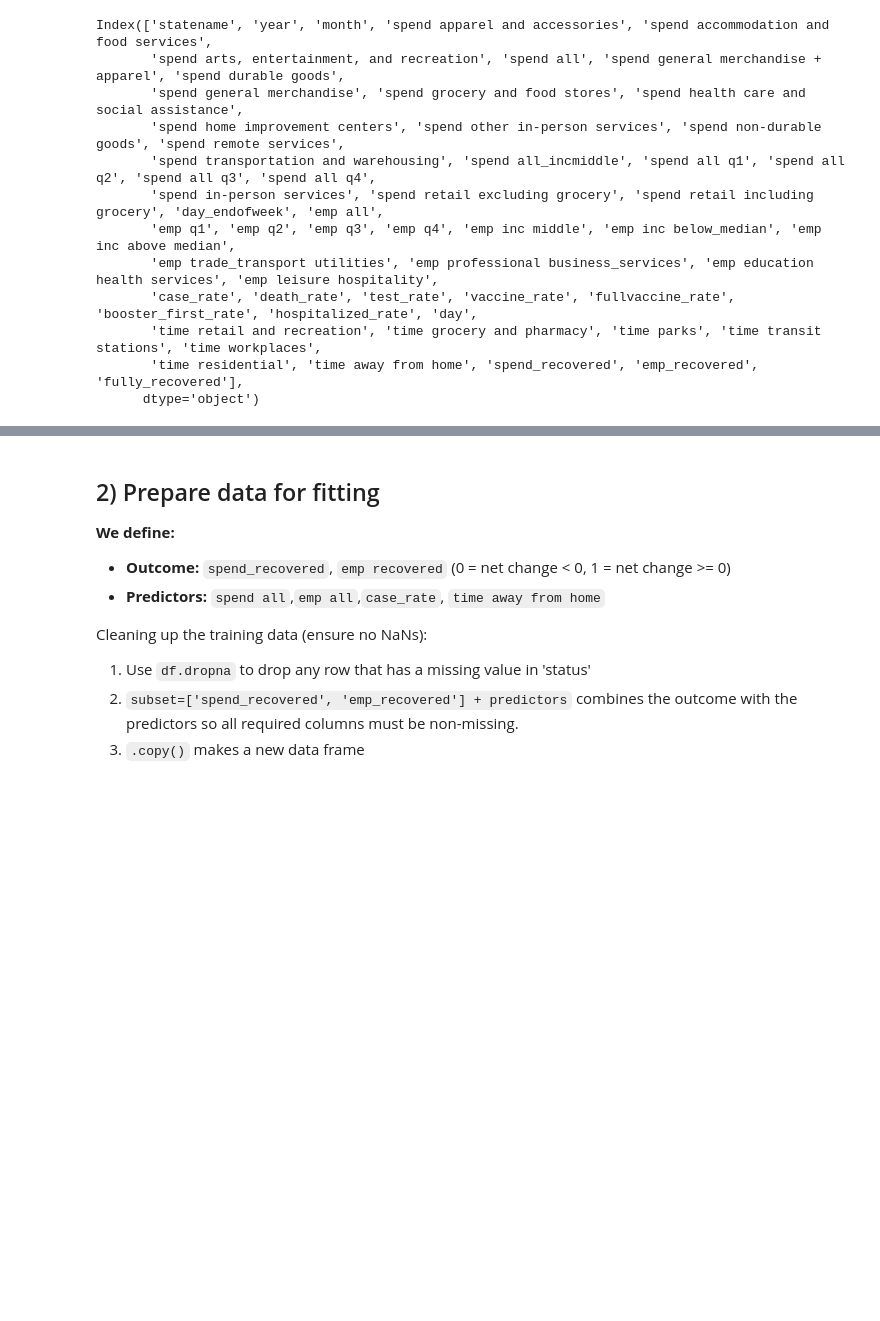
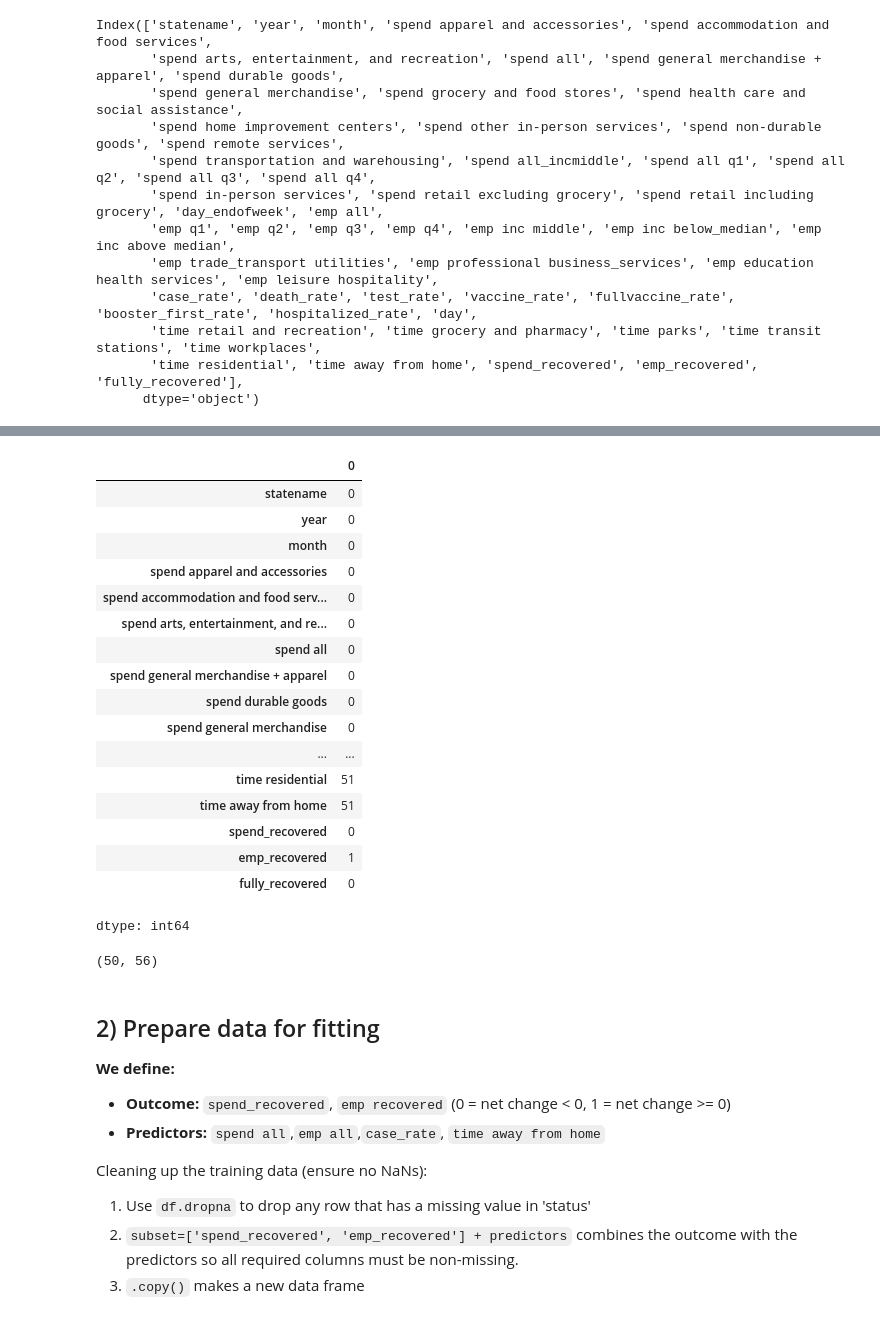
Before and after one commit to nisharonn/US-Economic-Recovery-Post-COVID-19, a Jupyter notebook: MLR1.ipynb, the cells around one changed output, grey strips where cells are left out. Saved outputs shown, nothing was run; the diff lists cells and outputs as text; code cells hidden in the pictures; blank space fills up the shorter version.

```diff
--- a/MLR1.ipynb
+++ b/MLR1.ipynb
@@ -133,3 +113,30 @@ dtype: float64
+# %%
+df_jan.isna().sum()
+# %% [output]
+|  | 0 |
+| statename | 0 |
+| year | 0 |
+| month | 0 |
+| spend apparel and accessories | 0 |
+| spend accommodation and food serv... | 0 |
+| spend arts, entertainment, and re... | 0 |
+| spend all | 0 |
+| spend general merchandise + apparel | 0 |
+| spend durable goods | 0 |
+| spend general merchandise | 0 |
+| ... | ... |
+| time residential | 51 |
+| time away from home | 51 |
+| spend_recovered | 0 |
+| emp_recovered | 1 |
+| fully_recovered | 0 |
+dtype: int64
+# %%
+predictors = ['spend_recovered', 'case_rate', 'death_rate', 'vaccine_rate', 'fullvaccine_rate', 'booster_first_rate', 'hospitalized_rate']
+data = df_jan.dropna(subset=['emp_recovered'] + predictors).copy()
+data.shape
+# %% [output]
+(50, 56)
 # %% [markdown]
 ## 2) Prepare data for fitting
 **We define:**
```
Also changed, not shown: parts of 9 cells of this notebook.
